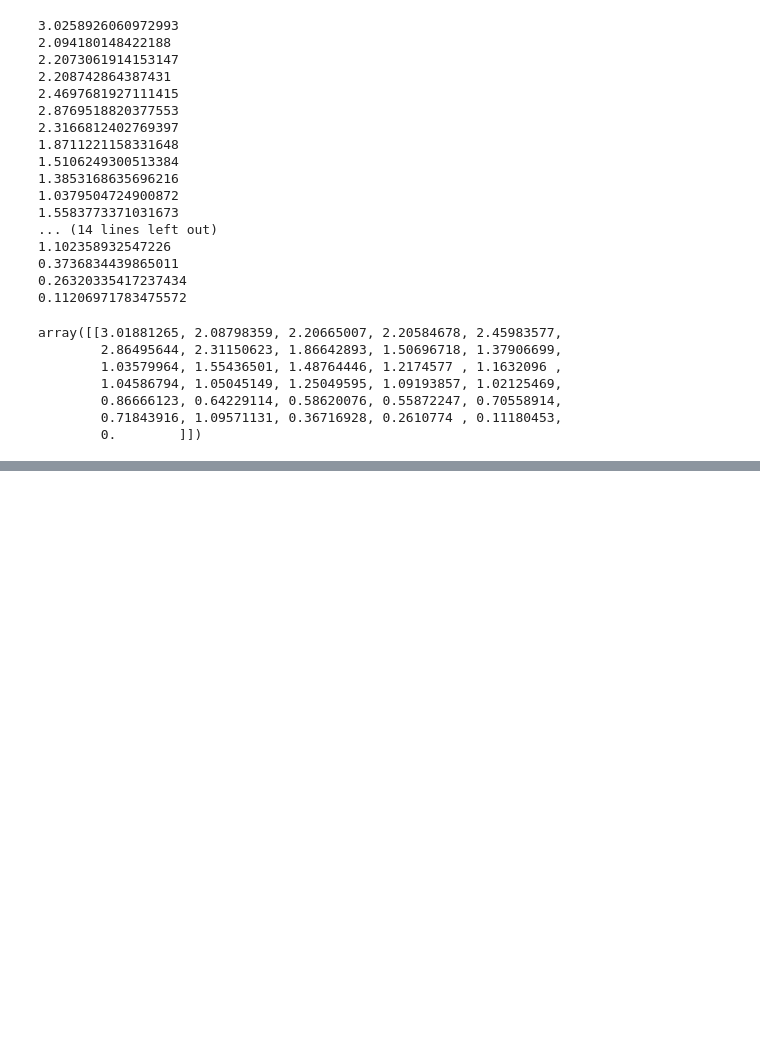
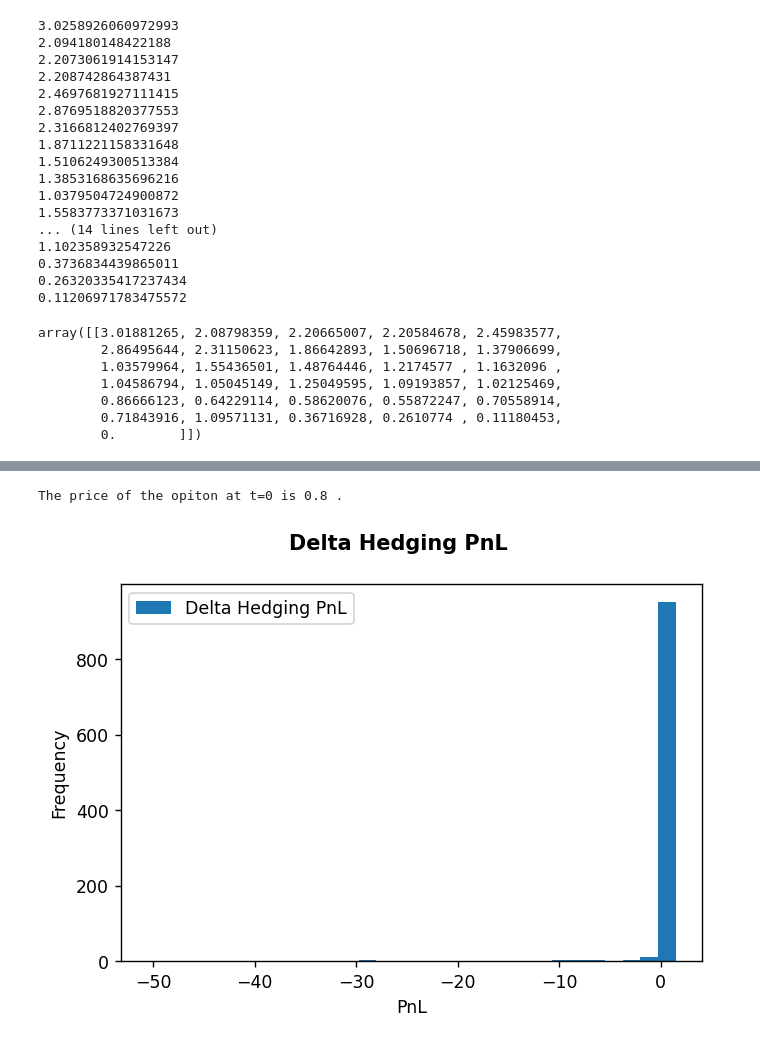
Before and after one commit to lara2302/deep_hedging, a Jupyter notebook: colab/HedgingViaFiniteDifferences.ipynb, the cells around one changed output, grey strips where cells are left out. Cells and saved outputs as stored; diff of their text form; code cells hidden in the pictures; blank space fills up the shorter version.

Commit message:
Add quadratic hedging

```diff
--- a/colab/HedgingViaFiniteDifferences.ipynb
+++ b/colab/HedgingViaFiniteDifferences.ipynb
@@ -598,0 +1020,40 @@ array([[3.01881265, 2.08798359, 2.20665007, 2.20584678, 2.45983577,
+# %%
+opt_param = Option_param(S0=S0, K=K, T=maturity, exercise="European", payoff="call" )
+Merton_param = Merton_process(r=risk_free, sig=sig, lam=lam, muJ=muJ, sigJ=sigJ)
+Merton = Merton_pricer(opt_param, Merton_param)
+p = Merton.PIDE_price((Nspace,Ntime), Time=False) # Price at t=0
+V = p[1] # Price matrix for all time steps and all prices of S
+x = p[2] # Vector of space discretization of log(S)
+
+t_vec, dt = np.linspace(0, maturity, Ntime, retstep=True) # Vector of time discretization
+print("The price of the opiton at t=0 is",np.round(p[0],decimals=2),".")
+
+S_multi = MertonJumpProcess(S0=S0,mu=0.0,r=risk_free,sig=sig,lam=lam,
+                      muJ=muJ,sigJ=sigJ,risk_neutral=True).gen_path(length=maturity,time_step=time_step,num_paths=num_paths)
+
+S_multi_left = S_multi[1]
+S_multi = S_multi[0]
+PNL_delta_multi = np.zeros(num_paths)
+
+for i in range(num_paths):
+  S_left_i = S_multi_left[i,:].reshape(1,time_step+1)
+  S_i = S_multi[i,:].reshape(1,time_step+1)
+  delta = Merton.delta_hedge(S_left_i)
+  for j in range(time_step):
+    PNL_delta_multi[i] += delta[j]*(S_i[0,j+1]-S_i[0,j])
+  payoff = np.max((0,S_i[0,-1]-K))
+  PNL_delta_multi[i] = PNL_delta_multi[i] - payoff + p[0]
+
+fig_PnL = plt.figure(dpi= 125, facecolor='w')
+fig_PnL.suptitle("Delta Hedging PnL \n", \
+      fontweight="bold")
+ax = fig_PnL.add_subplot()
+ax.set_xlabel("PnL")
+ax.set_ylabel("Frequency")
+ax.hist(PNL_delta_multi, bins=30, \
+          label=["Delta Hedging PnL"])
+ax.legend()
+plt.show()
+# %% [output]
+The price of the opiton at t=0 is 0.8 .
+[figure, added]
```
Also changed, not shown: parts of 16 cells of this notebook.
